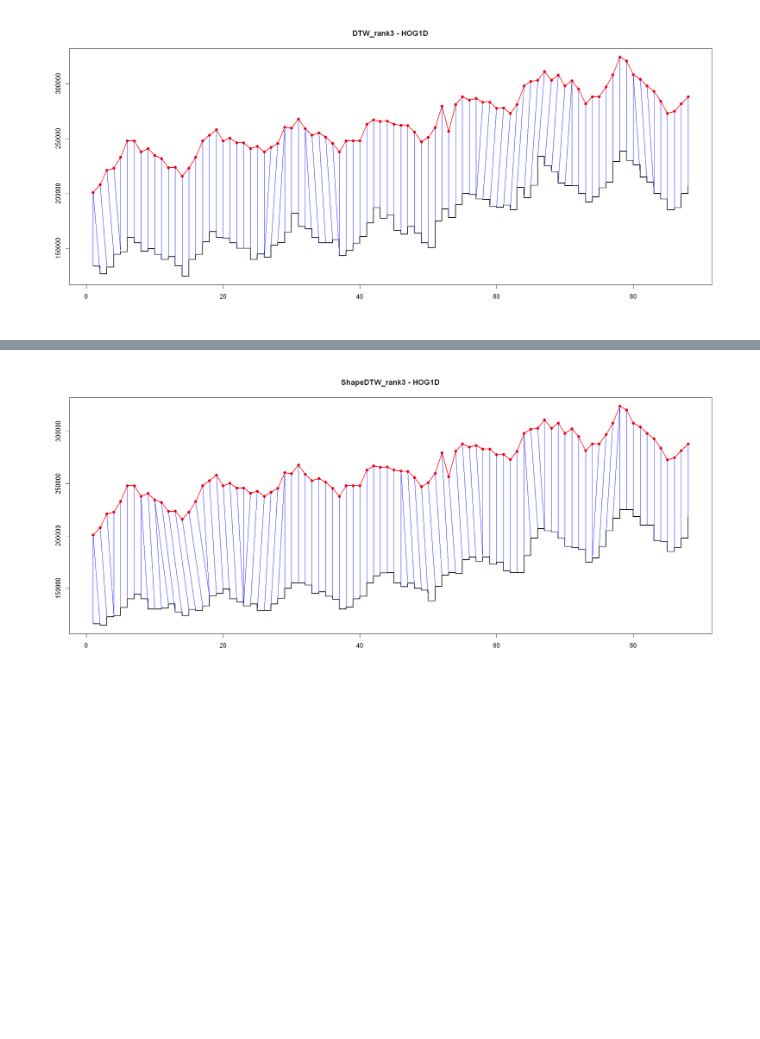
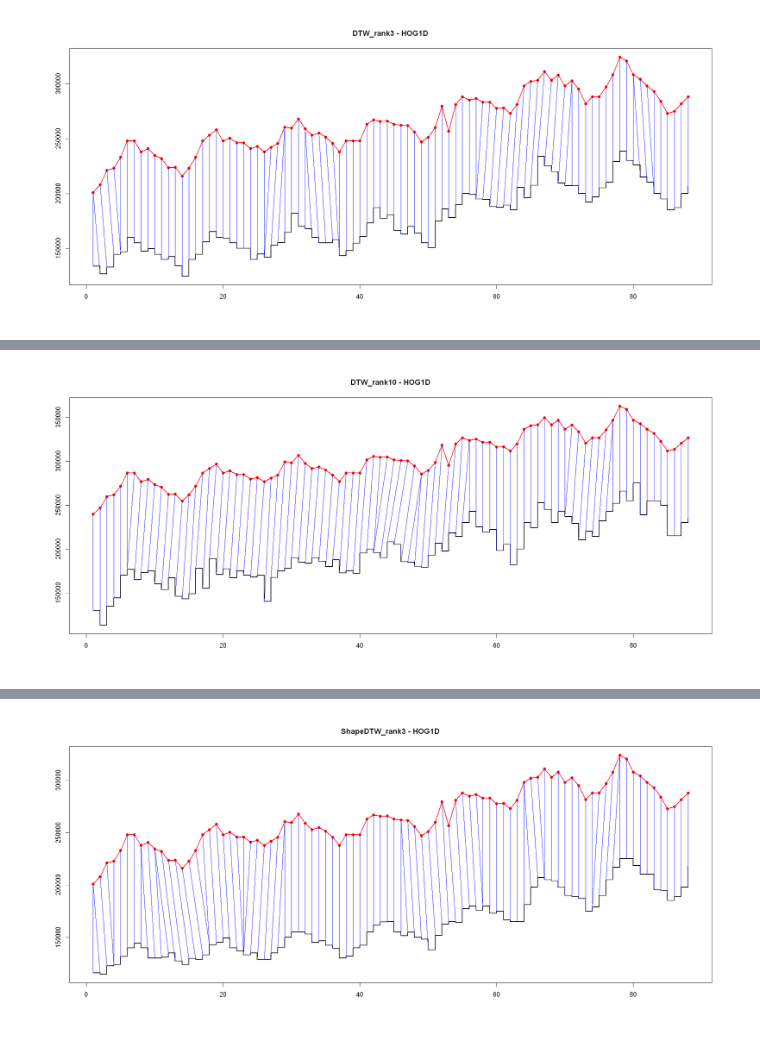
Before and after one commit to jianghaochu/dtw, a Jupyter notebook: code/demo_HousingMarket/1.HousingMarket_TDShapeDTW.ipynb, the cells around one changed output, grey strips where cells are left out. Cells and saved outputs as stored; diff of their text form; code cells hidden in the pictures; blank space fills up the shorter version.

```diff
--- a/code/demo_HousingMarket/1.HousingMarket_TDShapeDTW.ipynb
+++ b/code/demo_HousingMarket/1.HousingMarket_TDShapeDTW.ipynb
@@ -282,0 +292,8 @@ title("DTW_rank3 - HOG1D")
+# %%
+metro_q <- 'Racine, WI metro area'
+plotElasticMatching(dt_sel[region==metro_t]$median_sale_price,
+                    dt_sel[region==metro_q]$median_sale_price,
+                    metro_t_dist_results[[metro_q]]$match)
+title("DTW_rank10 - HOG1D")
+# %% [output]
+[figure, added]
```
Also changed, not shown: parts of 16 cells of this notebook.
